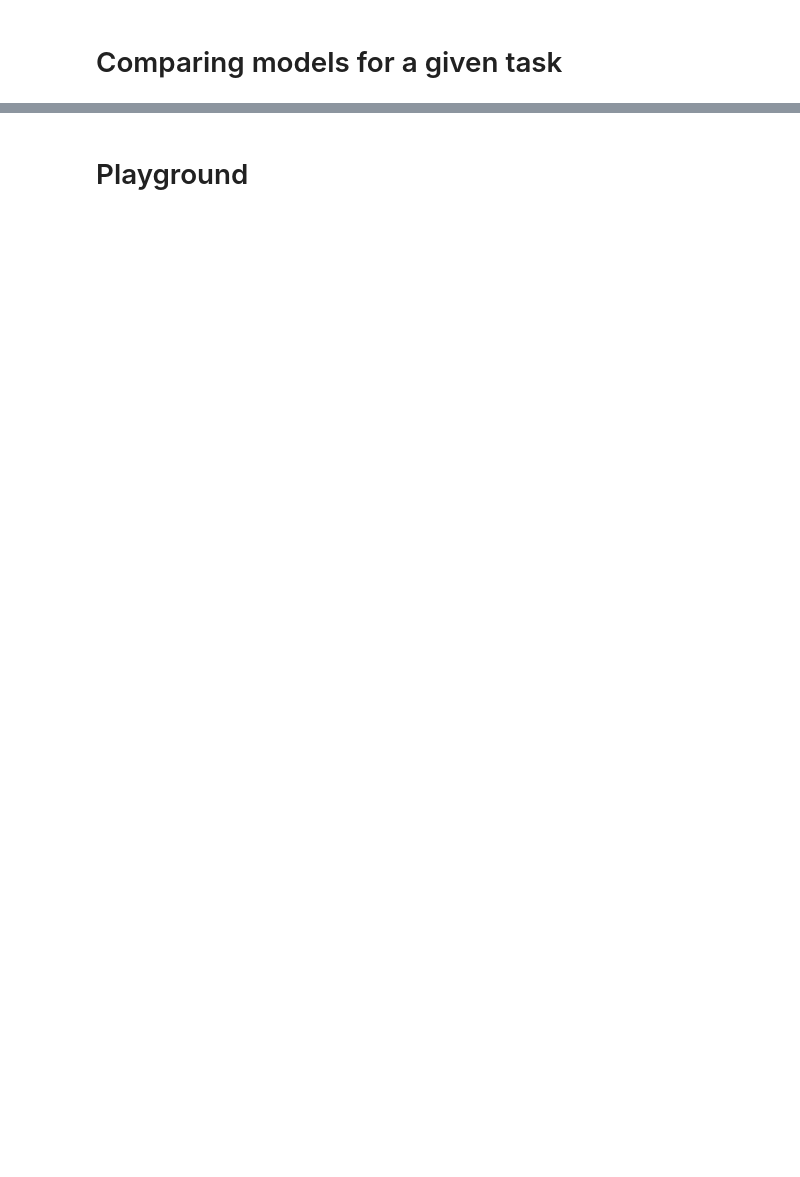
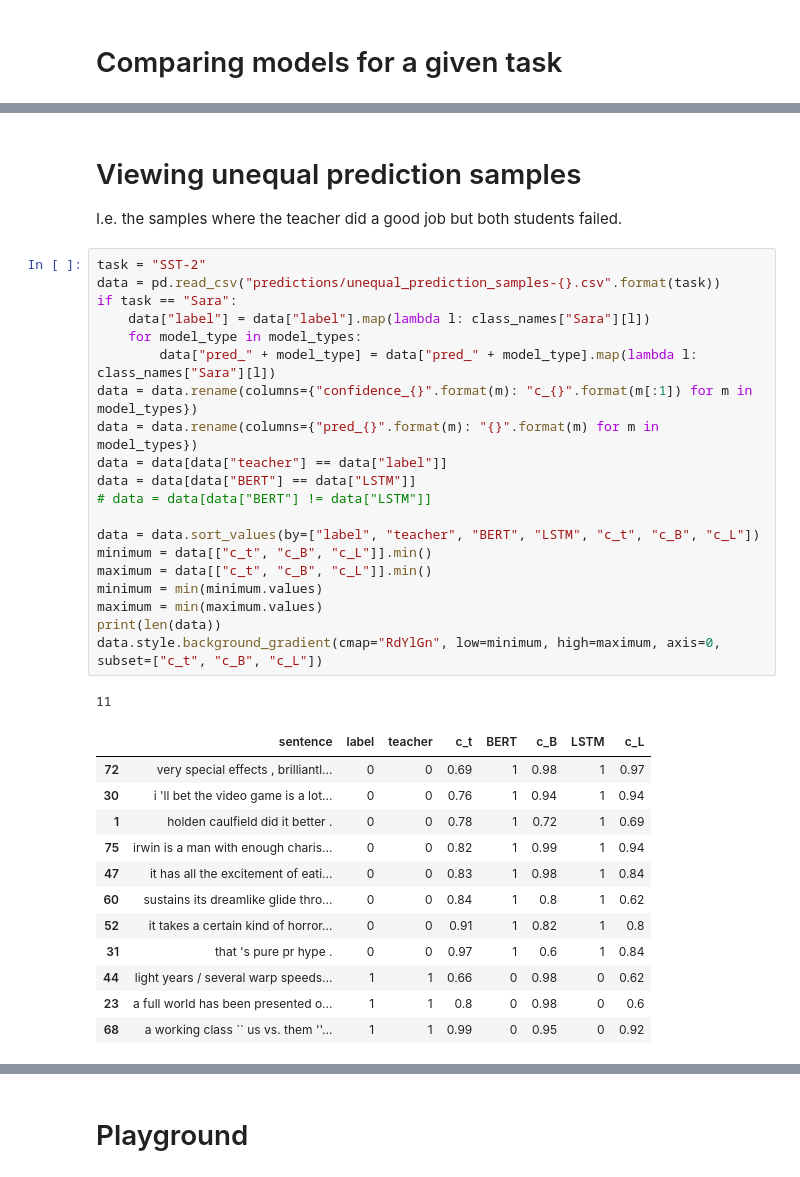
Before and after one commit to samsucik/knowledge-distil-bert, a Jupyter notebook: experiments/analysis/Prediction analysis.ipynb, the cells around one changed output, grey strips where cells are left out. Drawn from its saved outputs; the diff is of its cells as text; blank space fills up the shorter version.

```diff
--- a/experiments/analysis/Prediction analysis.ipynb
+++ b/experiments/analysis/Prediction analysis.ipynb
@@ -60,0 +128,37 @@ Made 131 mistakes out of 970 (86% rate)
+# %% [markdown]
+# Viewing unequal prediction samples
+I.e. the samples where the teacher did a good job but both students failed.
+# %%
+task = "SST-2"
+data = pd.read_csv("predictions/unequal_prediction_samples-{}.csv".format(task))
+if task == "Sara":
+    data["label"] = data["label"].map(lambda l: class_names["Sara"][l])
+    for model_type in model_types:
+        data["pred_" + model_type] = data["pred_" + model_type].map(lambda l: class_names["Sara"][l])
+data = data.rename(columns={"confidence_{}".format(m): "c_{}".format(m[:1]) for m in model_types})
+data = data.rename(columns={"pred_{}".format(m): "{}".format(m) for m in model_types})
+data = data[data["teacher"] == data["label"]]
+data = data[data["BERT"] == data["LSTM"]]
+# data = data[data["BERT"] != data["LSTM"]]
+
+data = data.sort_values(by=["label", "teacher", "BERT", "LSTM", "c_t", "c_B", "c_L"])
+minimum = data[["c_t", "c_B", "c_L"]].min()
+maximum = data[["c_t", "c_B", "c_L"]].min()
+minimum = min(minimum.values)
+maximum = min(maximum.values)
+print(len(data))
+data.style.background_gradient(cmap="RdYlGn", low=minimum, high=maximum, axis=0, subset=["c_t", "c_B", "c_L"])
+# %% [output]
+11
+|  | sentence | label | teacher | c_t | BERT | c_B | LSTM | c_L |
+| 72 | very special effects , brilliantl... | 0 | 0 | 0.69 | 1 | 0.98 | 1 | 0.97 |
+| 30 | i 'll bet the video game is a lot... | 0 | 0 | 0.76 | 1 | 0.94 | 1 | 0.94 |
+| 1 | holden caulfield did it better . | 0 | 0 | 0.78 | 1 | 0.72 | 1 | 0.69 |
+| 75 | irwin is a man with enough charis... | 0 | 0 | 0.82 | 1 | 0.99 | 1 | 0.94 |
+| 47 | it has all the excitement of eati... | 0 | 0 | 0.83 | 1 | 0.98 | 1 | 0.84 |
+| 60 | sustains its dreamlike glide thro... | 0 | 0 | 0.84 | 1 | 0.8 | 1 | 0.62 |
+| 52 | it takes a certain kind of horror... | 0 | 0 | 0.91 | 1 | 0.82 | 1 | 0.8 |
+| 31 | that 's pure pr hype . | 0 | 0 | 0.97 | 1 | 0.6 | 1 | 0.84 |
+| 44 | light years / several warp speeds... | 1 | 1 | 0.66 | 0 | 0.98 | 0 | 0.62 |
+| 23 | a full world has been presented o... | 1 | 1 | 0.8 | 0 | 0.98 | 0 | 0.6 |
+| 68 | a working class `` us vs. them ''... | 1 | 1 | 0.99 | 0 | 0.95 | 0 | 0.92 |
```
Also changed, not shown: parts of 10 cells of this notebook, 37 other files.
